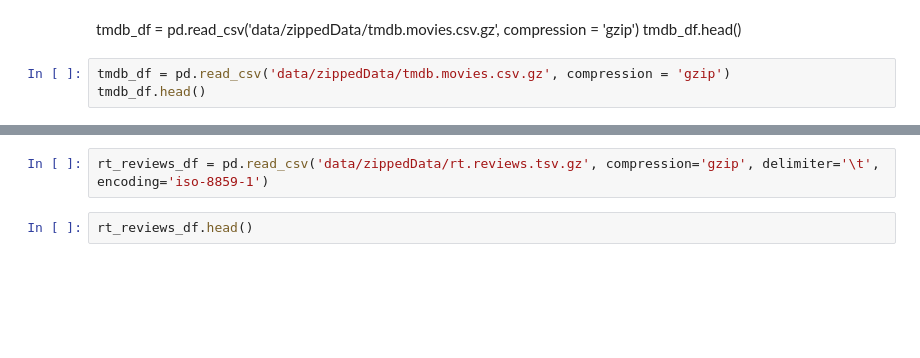
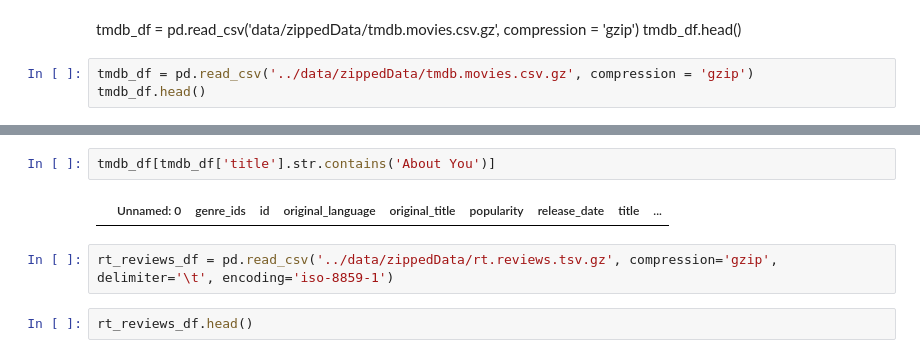
Before and after one commit to clreiner/dsc-project-template, a Jupyter notebook: scratch_notebooks/datasets.ipynb, the cells around one changed output, grey strips where cells are left out. Drawn from its saved outputs; the diff is of its cells as text; blank space fills up the shorter version.

```diff
--- a/scratch_notebooks/datasets.ipynb
+++ b/scratch_notebooks/datasets.ipynb
@@ -133,7 +138,7 @@ rt_movie_info_df.head()
 tmdb_df = pd.read_csv('data/zippedData/tmdb.movies.csv.gz', compression = 'gzip')
 tmdb_df.head()
 # %%
-tmdb_df = pd.read_csv('data/zippedData/tmdb.movies.csv.gz', compression = 'gzip')
+tmdb_df = pd.read_csv('../data/zippedData/tmdb.movies.csv.gz', compression = 'gzip')
 tmdb_df.head()
 # %% [output]
 |  | Unnamed: 0 | genre_ids | id | original_language | original_title | popularity | release_date | title | ... |
@@ -142,8 +147,12 @@ tmdb_df.head()
 | 2 | 2 | [12, 28, 878] | 10138 | en | Iron Man 2 | 28.515 | 2010-05-07 | Iron Man 2 | ... |
 | 3 | 3 | [16, 35, 10751] | 862 | en | Toy Story | 28.005 | 1995-11-22 | Toy Story | ... |
 | 4 | 4 | [28, 878, 12] | 27205 | en | Inception | 27.920 | 2010-07-16 | Inception | ... |
+# %%
+tmdb_df[tmdb_df['title'].str.contains('About You')]
+# %% [output]
+|  | Unnamed: 0 | genre_ids | id | original_language | original_title | popularity | release_date | title | ... |
 # %%
-rt_reviews_df = pd.read_csv('data/zippedData/rt.reviews.tsv.gz', compression='gzip', delimiter='\t', encoding='iso-8859-1')
+rt_reviews_df = pd.read_csv('../data/zippedData/rt.reviews.tsv.gz', compression='gzip', delimiter='\t', encoding='iso-8859-1')
 # %%
 rt_reviews_df.head()
 # %% [output]
```
Also changed, not shown: parts of 11 cells of this notebook, 5 other files.
